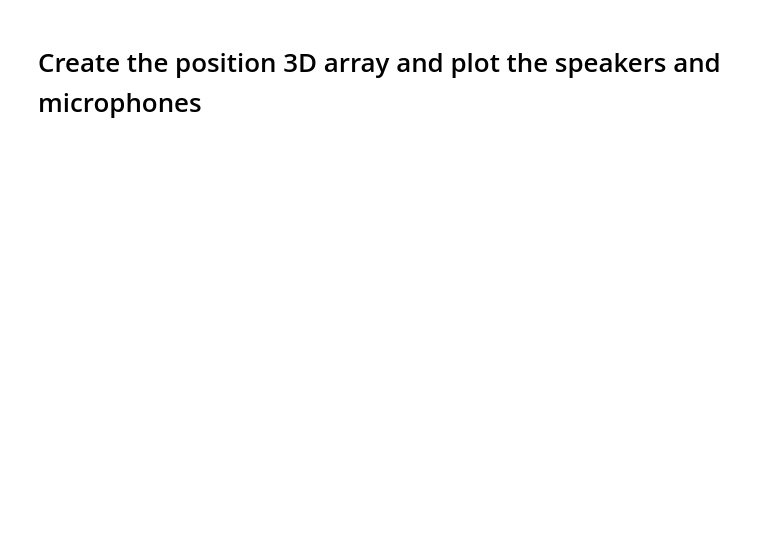
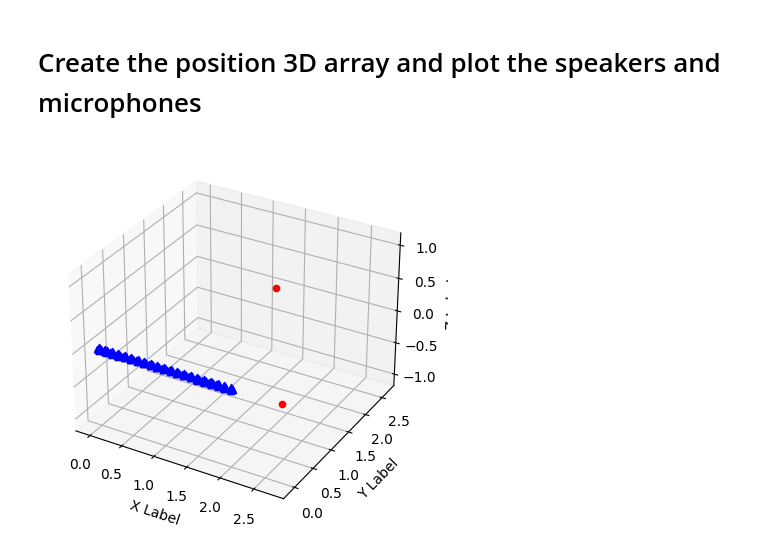
Before and after one commit to yewentai/Dynamic-Auralization-and-RIR-Interpolation-with-Fast-DTW-and-Kernel-Ridge-Regression, a Jupyter notebook: analyze_position.ipynb, the cells around one changed output. Cells and saved outputs as stored; diff of their text form; code cells hidden in the pictures; blank space fills up the shorter version.

```diff
--- a/analyze_position.ipynb
+++ b/analyze_position.ipynb
@@ -46,14 +57,0 @@ plt.show()
-# %%
-plt.figure(figsize=(12, 4))
-# Plot each line
-for i in range(0, 6):
-    plt.plot(time, rir[0,0,i], label=f'Mic {i+1}')
-
-# Add labels and legend
-plt.xlabel('Time')
-plt.ylabel('Amplitude')
-plt.title('Direct Sound from Speaker 1 to Microphone i at Position -3')
-plt.legend()
-plt.xlim(0.0015, 0.003)
-# Show the plot
-plt.show()
@@ -62,14 +57,0 @@ Conclusion: Mic1 and Mic2 lays at x axis
-# %%
-plt.figure(figsize=(12, 4))
-# Plot each line
-for i in range(0, 6):
-    plt.plot(time, rir[1,2,i], label=f'Mic {i+1}')
-
-# Add labels and legend
-plt.xlabel('Time')
-plt.ylabel('Amplitude')
-plt.title('Direct Sound from Speaker 2 to Microphone i at Position 0')
-plt.legend()
-plt.xlim(0.0025, 0.004)
-# Show the plot
-plt.show()
@@ -79,12 +59,12 @@ Conclusion: Mic3 and Mic4 lays at y axis
 # Create the position 3D array and plot the speakers and microphones
 # %%
 # Create positions for mics and speakers in meters
-p_speaker1 = np.array([-1, 0, 0])
-p_speaker2 = np.array([0, 0.5, 0])
-p_mic = np.zeros((7, 6), dtype=object)
+p_speaker1 = np.array([1.2, 2.6, 0])
+p_speaker2 = np.array([2.73, 0, 0])
+p_mic = np.zeros((21, 6), dtype=object)
 Radius = 0.025  # 25 mm
-for j in range(0, 7):  # position
-    p_center = np.array([j-3, 0, 0])*0.4
+for j in range(0, 21):  # position
+    p_center = np.array([j, 0, 0])*0.1
     p_mic[j, 0] = p_center + np.array([-Radius, 0, 0 ])
     p_mic[j, 1] = p_center + np.array([Radius, 0, 0])
     p_mic[j, 2] = p_center + np.array([0, Radius, 0])
@@ -94,18 +74,19 @@ for j in range(0, 7):  # position
 # %%
 # plot all mics and speakers
 fig = plt.figure()
 ax = fig.add_subplot(111, projection='3d')
-ax.scatter(0, 0, 0, c='r', marker='*')
 ax.scatter(p_speaker1[0], p_speaker1[1], p_speaker1[2], c='r', marker='o')
 ax.scatter(p_speaker2[0], p_speaker2[1], p_speaker2[2], c='r', marker='o')
-for i in range(0, 7):
+for i in range(0, 21):
     for j in range(0, 6):
         ax.scatter(p_mic[i, j][0], p_mic[i, j][1], p_mic[i, j][2], c='b', marker='^')
 ax.set_xlabel('X Label')
 ax.set_ylabel('Y Label')
 ax.set_zlabel('Z Label')
 ax.axis('equal')
 plt.show()
+# %% [output]
+[figure, added]
 # %%
 # calculate distance between mic and speaker
 np.linalg.norm(p_mic[0, 0] - p_speaker1)
```
Also changed, not shown: parts of 8 cells of this notebook, 6 other files.
